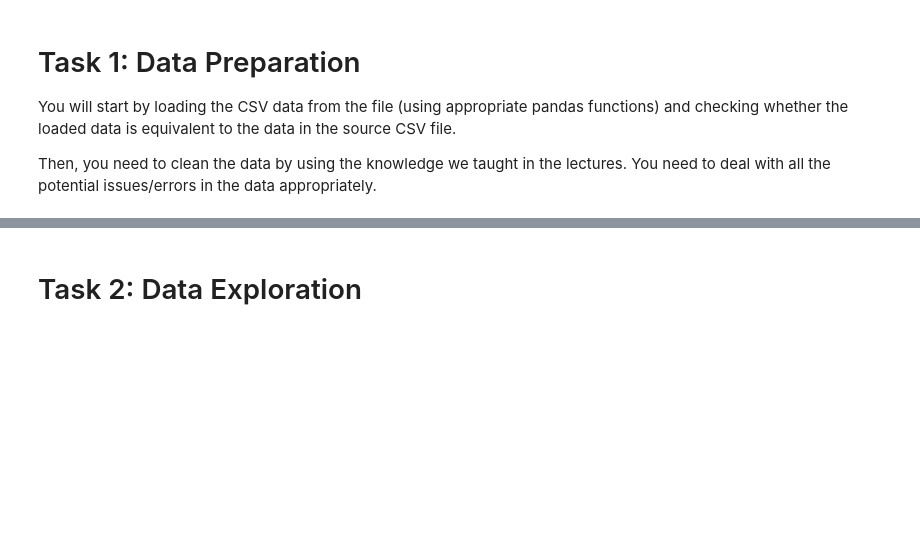
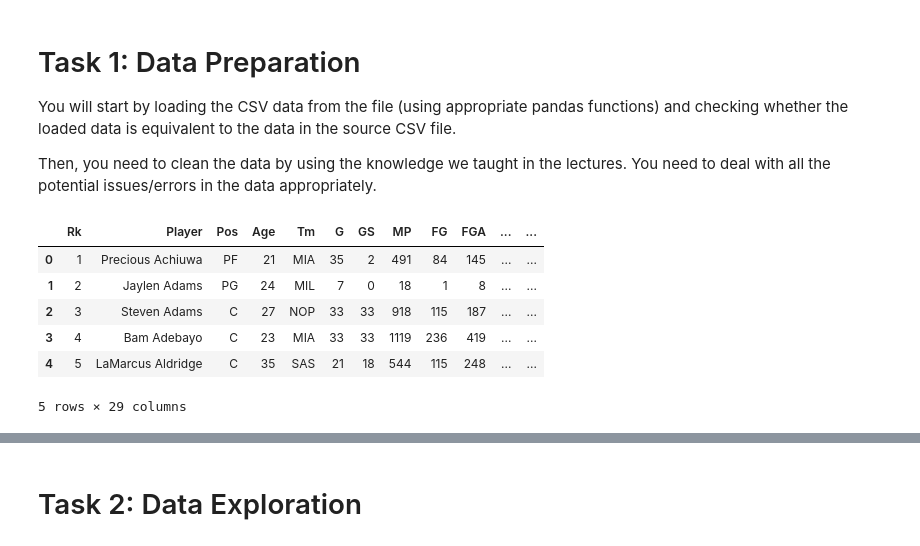
Before and after one commit to abir1997/nba-data-analysis, a Jupyter notebook: s3677701.ipynb, the cells around one changed output, grey strips where cells are left out. Saved outputs shown, nothing was run; the diff lists cells and outputs as text; code cells hidden in the pictures; blank space fills up the shorter version.

```diff
--- a/s3677701.ipynb
+++ b/s3677701.ipynb
@@ -11,8 +11,17 @@ import numpy as np
 import math
 # %%
 # Load the data from the file NBA_players_stats.csv using pandas library.
-data = pd.read_csv('NBA_players_stats.csv', header=0)
+file_name = "NBA_players_stats.csv"
+data = pd.read_csv(file_name, header=0)
 data.head()
+# %% [output]
+|  | Rk | Player | Pos | Age | Tm | G | GS | MP | FG | FGA | ... | ... |
+| 0 | 1 | Precious Achiuwa | PF | 21 | MIA | 35 | 2 | 491 | 84 | 145 | ... | ... |
+| 1 | 2 | Jaylen Adams | PG | 24 | MIL | 7 | 0 | 18 | 1 | 8 | ... | ... |
+| 2 | 3 | Steven Adams | C | 27 | NOP | 33 | 33 | 918 | 115 | 187 | ... | ... |
+| 3 | 4 | Bam Adebayo | C | 23 | MIA | 33 | 33 | 1119 | 236 | 419 | ... | ... |
+| 4 | 5 | LaMarcus Aldridge | C | 35 | SAS | 21 | 18 | 544 | 115 | 248 | ... | ... |
+5 rows × 29 columns
 # %%
 # Get all bad values
 data['Pos'] = data['Pos'].str.upper() #Since field is all uppercase
```
Also changed, not shown: parts of 4 cells of this notebook, 3 other files.
